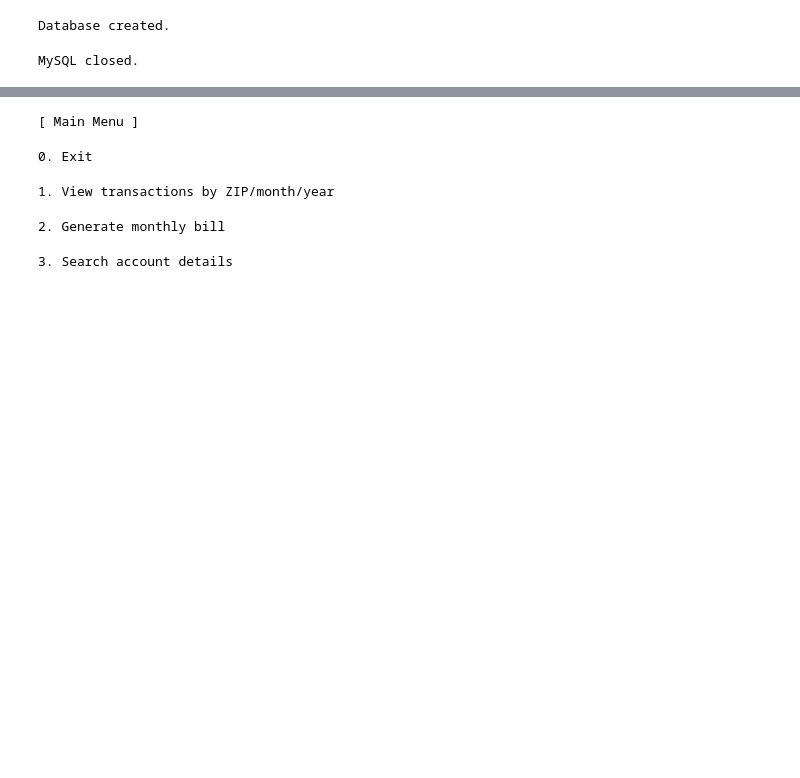
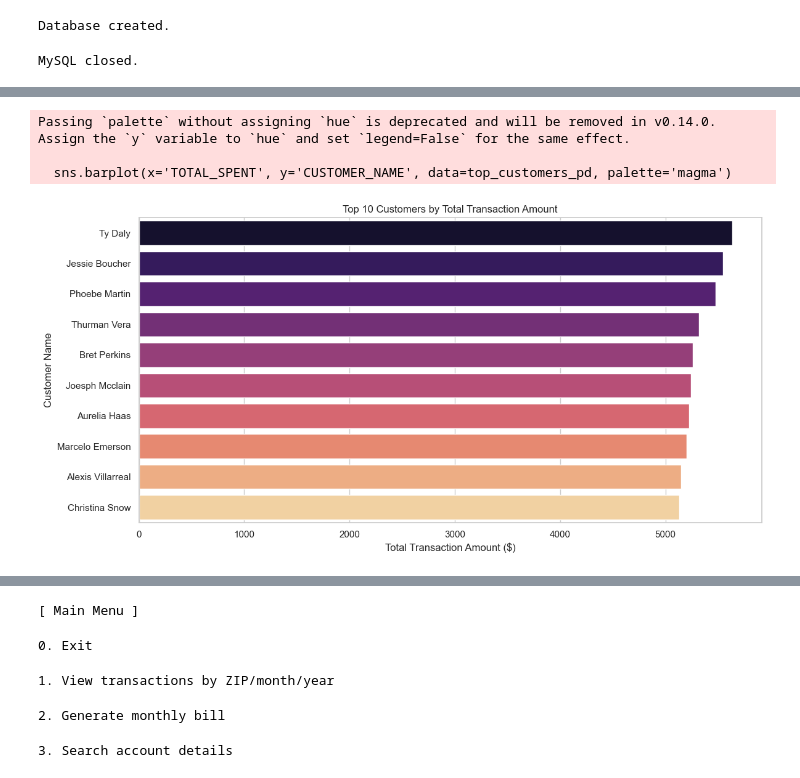
Before and after one commit to ATrubyArena/Per-Scholas, a Jupyter notebook: Capstone/Capstone.ipynb, the cells around one changed output, grey strips where cells are left out. Cells and saved outputs as stored; diff of their text form; code cells hidden in the pictures; blank space fills up the shorter version.

```diff
--- a/Capstone/Capstone.ipynb
+++ b/Capstone/Capstone.ipynb
@@ -521,0 +547,26 @@ plt.show()
+# %%
+joined_df = credit_df.join(customer_df, credit_df["CUST_SSN"] == customer_df["SSN"])
+
+agg_df = joined_df.withColumn("CUSTOMER_NAME", concat_ws(" ", "FIRST_NAME", "LAST_NAME")) \
+    .groupBy("CUSTOMER_NAME") \
+    .agg(sum("TRANSACTION_VALUE").alias("TOTAL_SPENT")) \
+    .orderBy("TOTAL_SPENT", ascending=False) \
+    .limit(10)
+
+# Convert to Pandas for plotting
+top_customers_pd = agg_df.toPandas()
+
+# Plotting with Seaborn
+sns.set(style="whitegrid")
+plt.figure(figsize=(12, 6))
+sns.barplot(x='TOTAL_SPENT', y='CUSTOMER_NAME', data=top_customers_pd, palette='magma')
+plt.title('Top 10 Customers by Total Transaction Amount')
+plt.xlabel('Total Transaction Amount ($)')
+plt.ylabel('Customer Name')
+plt.tight_layout()
+plt.show()
+# %% [output]
+Passing `palette` without assigning `hue` is deprecated and will be removed in v0.14.0. Assign the `y` variable to `hue` and set `legend=False` for the same effect.
+
+  sns.barplot(x='TOTAL_SPENT', y='CUSTOMER_NAME', data=top_customers_pd, palette='magma')
+[figure, added]
```
Also changed, not shown: parts of 5 cells of this notebook, 4 other files.
